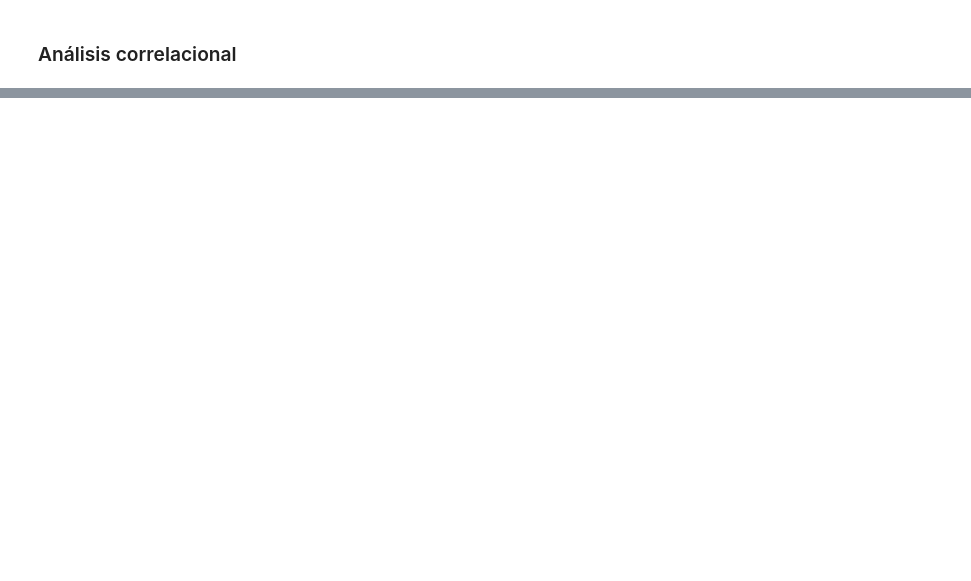
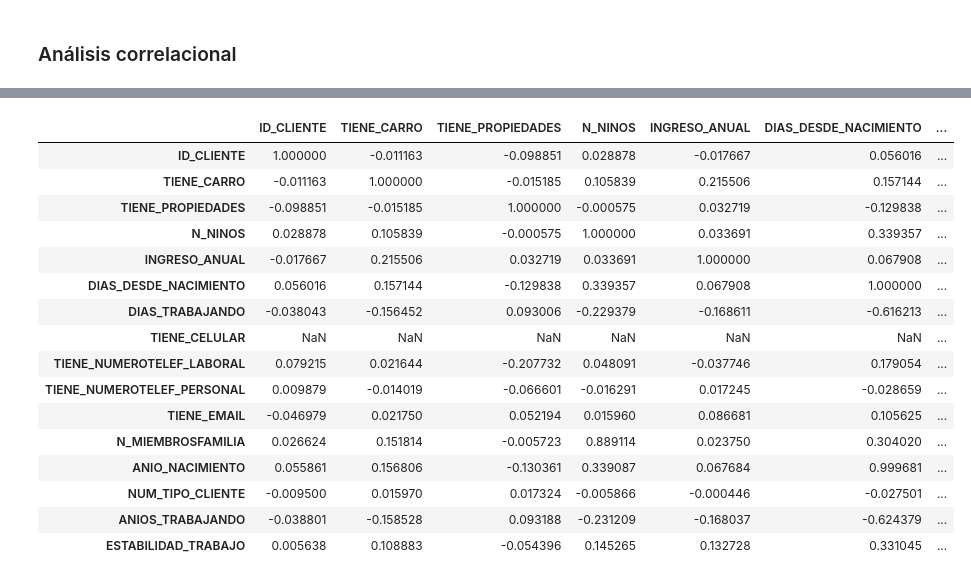
Before and after one commit to ajalca/cbe_customer_classification, a Jupyter notebook: VISA - Grupo 5.ipynb, the cells around one changed output, grey strips where cells are left out. Drawn from its saved outputs; the diff is of its cells as text; code cells hidden in the pictures; blank space fills up the shorter version.

```diff
--- a/VISA - Grupo 5.ipynb
+++ b/VISA - Grupo 5.ipynb
@@ -474,0 +573,7 @@ clientes_df['GENERACION'].value_counts()
+# %%
+def reemplazar_nulos(c):
+    if c.dtype == "object":
+        return c.apply(lambda x: "Desconocido" if pd.isnull(x) else x)
+    else:
+        mediana = c.median()
+        return c.apply(lambda x: mediana if pd.isnull(x) else x)
@@ -620,4 +957,22 @@ clientes_df.dtypes
 # %%
 ## no aparece la columna TIPO_CLIENTE porque no es un valor numérico
-correlation_matrix=clientes_df.corr(numeric_only=True)
+correlation_matrix=clientes_df.corr()
 correlation_matrix
+# %% [output]
+|  | ID_CLIENTE | TIENE_CARRO | TIENE_PROPIEDADES | N_NINOS | INGRESO_ANUAL | DIAS_DESDE_NACIMIENTO | ... |
+| ID_CLIENTE | 1.000000 | -0.011163 | -0.098851 | 0.028878 | -0.017667 | 0.056016 | ... |
+| TIENE_CARRO | -0.011163 | 1.000000 | -0.015185 | 0.105839 | 0.215506 | 0.157144 | ... |
+| TIENE_PROPIEDADES | -0.098851 | -0.015185 | 1.000000 | -0.000575 | 0.032719 | -0.129838 | ... |
+| N_NINOS | 0.028878 | 0.105839 | -0.000575 | 1.000000 | 0.033691 | 0.339357 | ... |
+| INGRESO_ANUAL | -0.017667 | 0.215506 | 0.032719 | 0.033691 | 1.000000 | 0.067908 | ... |
+| DIAS_DESDE_NACIMIENTO | 0.056016 | 0.157144 | -0.129838 | 0.339357 | 0.067908 | 1.000000 | ... |
+| DIAS_TRABAJANDO | -0.038043 | -0.156452 | 0.093006 | -0.229379 | -0.168611 | -0.616213 | ... |
+| TIENE_CELULAR | NaN | NaN | NaN | NaN | NaN | NaN | ... |
+| TIENE_NUMEROTELEF_LABORAL | 0.079215 | 0.021644 | -0.207732 | 0.048091 | -0.037746 | 0.179054 | ... |
+| TIENE_NUMEROTELEF_PERSONAL | 0.009879 | -0.014019 | -0.066601 | -0.016291 | 0.017245 | -0.028659 | ... |
+| TIENE_EMAIL | -0.046979 | 0.021750 | 0.052194 | 0.015960 | 0.086681 | 0.105625 | ... |
+| N_MIEMBROSFAMILIA | 0.026624 | 0.151814 | -0.005723 | 0.889114 | 0.023750 | 0.304020 | ... |
+| ANIO_NACIMIENTO | 0.055861 | 0.156806 | -0.130361 | 0.339087 | 0.067684 | 0.999681 | ... |
+| NUM_TIPO_CLIENTE | -0.009500 | 0.015970 | 0.017324 | -0.005866 | -0.000446 | -0.027501 | ... |
+| ANIOS_TRABAJANDO | -0.038801 | -0.158528 | 0.093188 | -0.231209 | -0.168037 | -0.624379 | ... |
+| ESTABILIDAD_TRABAJO | 0.005638 | 0.108883 | -0.054396 | 0.145265 | 0.132728 | 0.331045 | ... |
```
Also changed, not shown: parts of 88 cells of this notebook.
